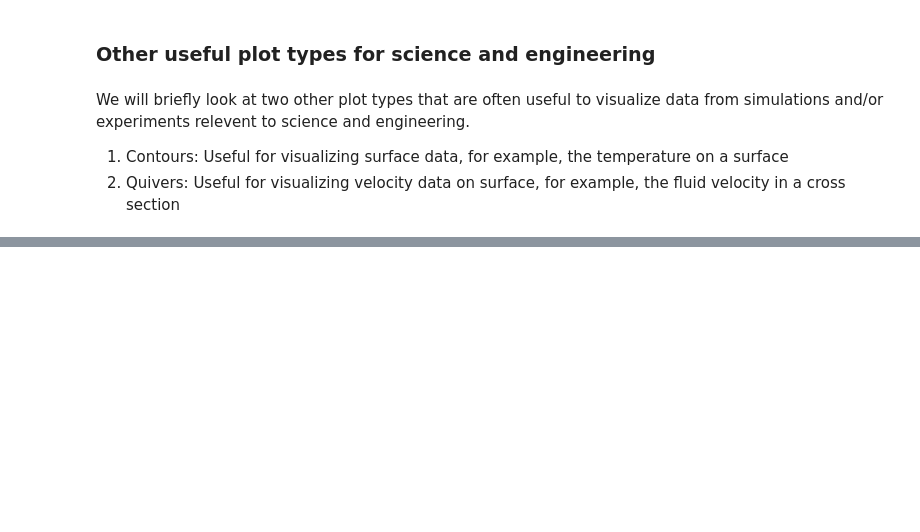
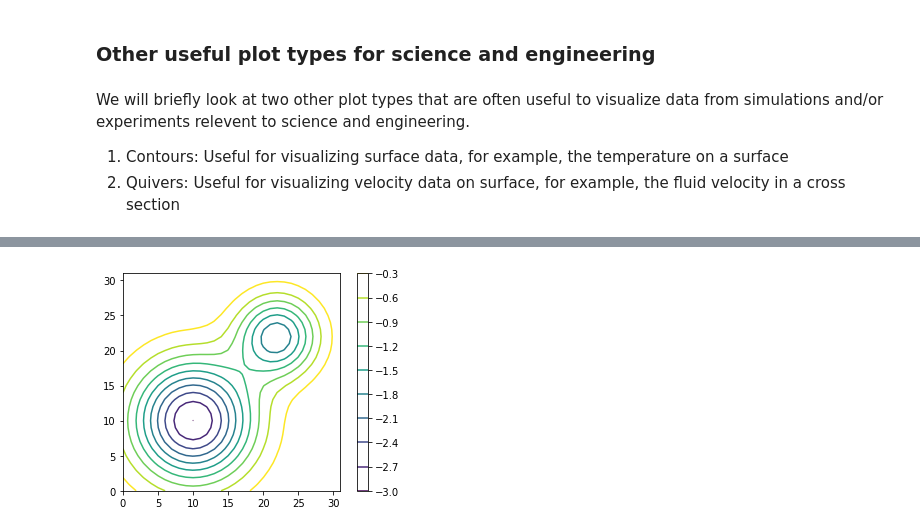
Before and after one commit to nishantsule/Data-Visualization-Workshop, a Jupyter notebook: Data-Viz-FundamentalsReview.ipynb, the cells around one changed output, grey strips where cells are left out. Drawn from its saved outputs; the diff is of its cells as text; code cells hidden in the pictures; blank space fills up the shorter version.

Commit message:
updated with contour and quiver draft

```diff
--- a/Data-Viz-FundamentalsReview.ipynb
+++ b/Data-Viz-FundamentalsReview.ipynb
@@ -470,0 +491,9 @@ We will briefly look at two other plot types that are often useful to visualize
+# %%
+fields_data = np.loadtxt('fields.txt')
+# %%
+plt.contour(-fields_data, 10)
+plt.axis('image')
+plt.colorbar()
+plt.show()
+# %% [output]
+[figure, added]
```
Also changed, not shown: parts of 4 cells of this notebook, 1 other file.
